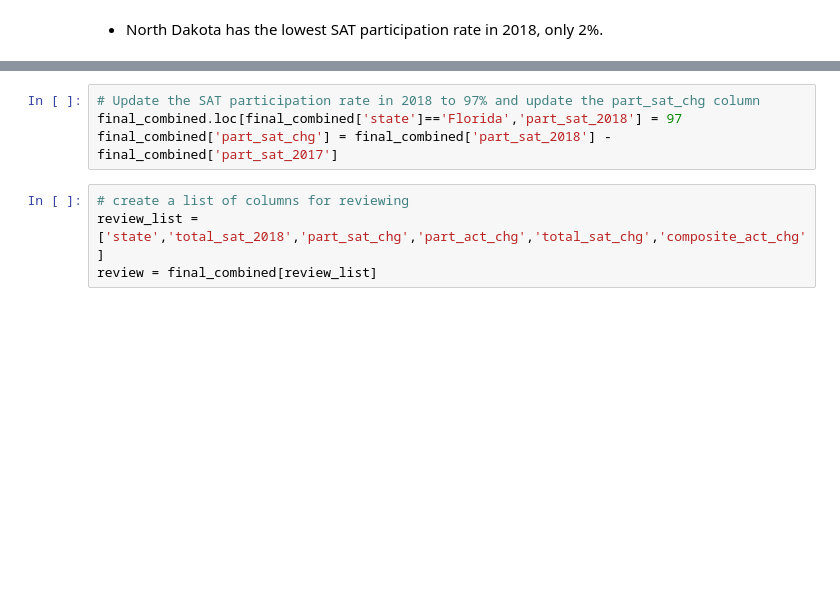
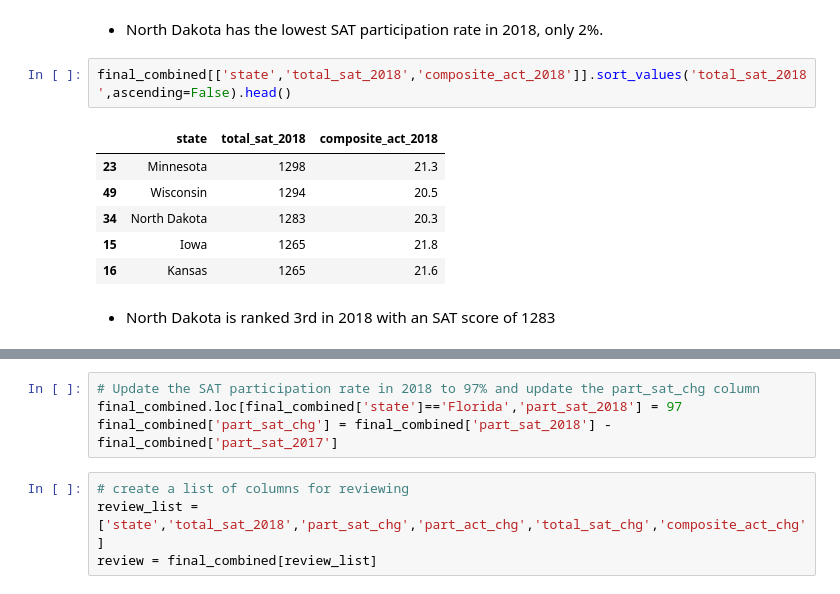
Before and after one commit to jayteasg/dsiprojects, a Jupyter notebook: deliverables/Project 1_ SAT & ACT Analysis.ipynb, the cells around one changed output, grey strips where cells are left out. Saved outputs shown, nothing was run; the diff lists cells and outputs as text; blank space fills up the shorter version.

```diff
--- a/deliverables/Project 1_ SAT & ACT Analysis.ipynb
+++ b/deliverables/Project 1_ SAT & ACT Analysis.ipynb
@@ -1926,2 +1926,13 @@ final_combined[['state','part_sat_2018']].sort_values('part_sat_2018').head()
 # %% [markdown]
 - North Dakota has the lowest SAT participation rate in 2018, only 2%.
+# %%
+final_combined[['state','total_sat_2018','composite_act_2018']].sort_values('total_sat_2018',ascending=False).head()
+# %% [output]
+|  | state | total_sat_2018 | composite_act_2018 |
+| 23 | Minnesota | 1298 | 21.3 |
+| 49 | Wisconsin | 1294 | 20.5 |
+| 34 | North Dakota | 1283 | 20.3 |
+| 15 | Iowa | 1265 | 21.8 |
+| 16 | Kansas | 1265 | 21.6 |
+# %% [markdown]
+- North Dakota is ranked 3rd in 2018 with an SAT score of 1283
```
Also changed, not shown: parts of 3 cells of this notebook.
